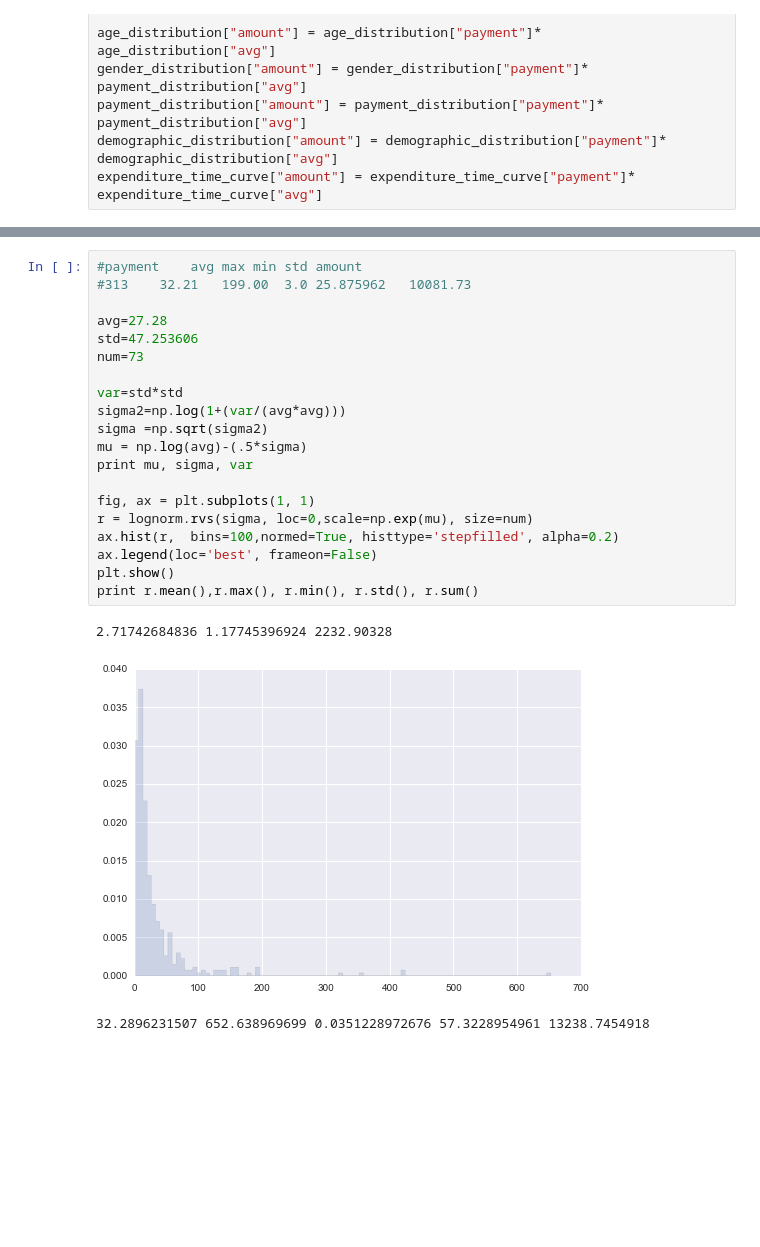
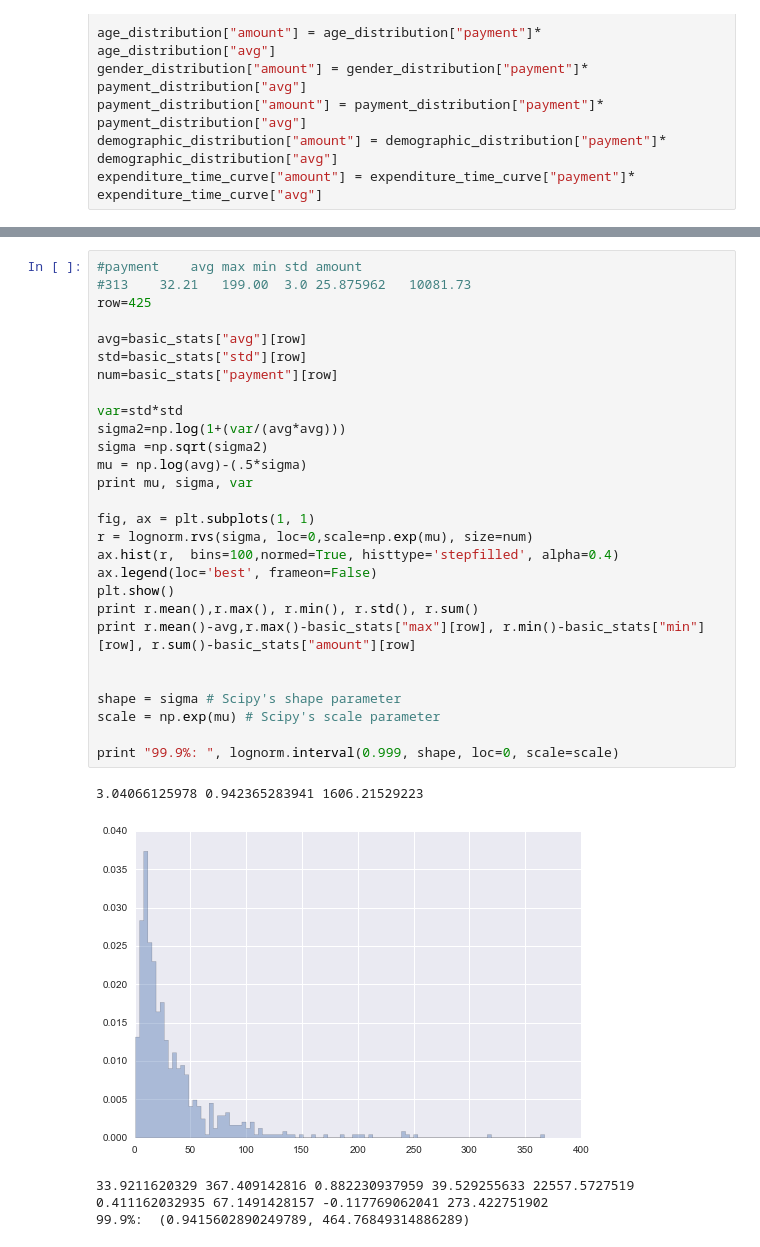
Before and after one commit to TeamUno/project, a Jupyter notebook: initial-exploration/LogNorm_final.ipynb, the cells around one changed output, grey strips where cells are left out. Saved outputs shown, nothing was run; the diff lists cells and outputs as text; blank space fills up the shorter version.

```diff
--- a/initial-exploration/LogNorm_final.ipynb
+++ b/initial-exploration/LogNorm_final.ipynb
@@ -68,24 +81,34 @@ basic_stats[:3]
 # %%
 #payment	avg	max	min	std	amount
 #313	32.21	199.00	3.0	25.875962	10081.73
+row=425
 
-avg=27.28
-std=47.253606
-num=73
+avg=basic_stats["avg"][row]
+std=basic_stats["std"][row]
+num=basic_stats["payment"][row]
 
 var=std*std
 sigma2=np.log(1+(var/(avg*avg)))
 sigma =np.sqrt(sigma2)
 mu = np.log(avg)-(.5*sigma)
 print mu, sigma, var
 
 fig, ax = plt.subplots(1, 1)
 r = lognorm.rvs(sigma, loc=0,scale=np.exp(mu), size=num)
-ax.hist(r,  bins=100,normed=True, histtype='stepfilled', alpha=0.2)
+ax.hist(r,  bins=100,normed=True, histtype='stepfilled', alpha=0.4)
 ax.legend(loc='best', frameon=False)
 plt.show()
 print r.mean(),r.max(), r.min(), r.std(), r.sum()
+print r.mean()-avg,r.max()-basic_stats["max"][row], r.min()-basic_stats["min"][row], r.sum()-basic_stats["amount"][row]
+
+
+shape = sigma # Scipy's shape parameter
+scale = np.exp(mu) # Scipy's scale parameter
+
+print "99.9%: ", lognorm.interval(0.999, shape, loc=0, scale=scale)
 # %% [output]
-2.71742684836 1.17745396924 2232.90328
+3.04066125978 0.942365283941 1606.21529223
-[figure, old version]
+[figure, new version]
-32.2896231507 652.638969699 0.0351228972676 57.3228954961 13238.7454918
+33.9211620329 367.409142816 0.882230937959 39.529255633 22557.5727519
+0.411162032935 67.1491428157 -0.117769062041 273.422751902
+99.9%:  (0.9415602890249789, 464.76849314886289)
```
Also changed, not shown: parts of 8 cells of this notebook.
